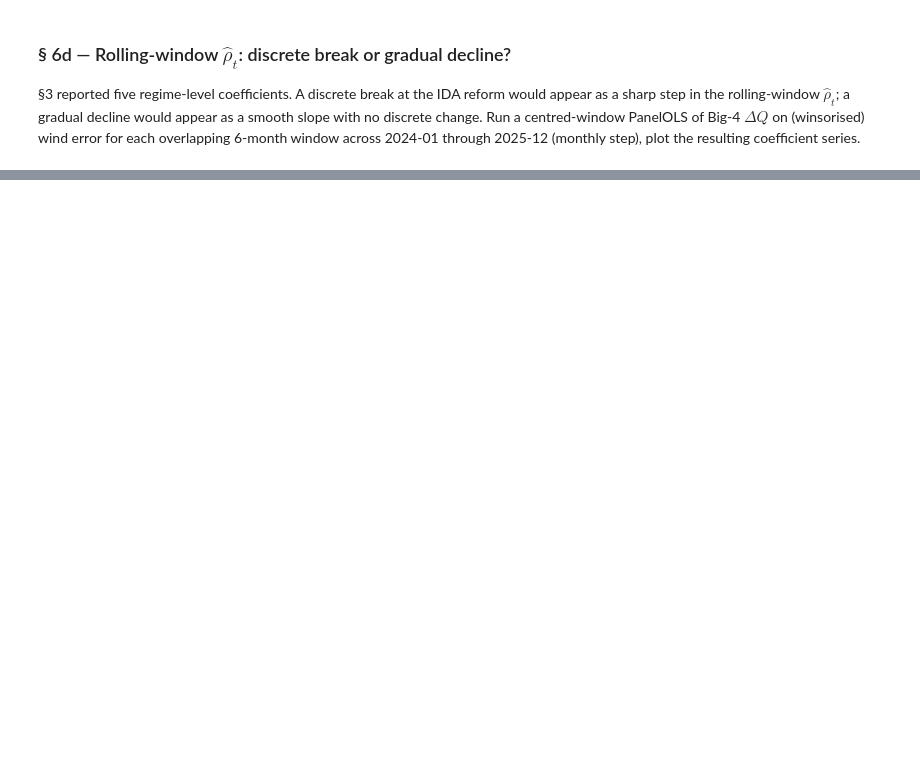
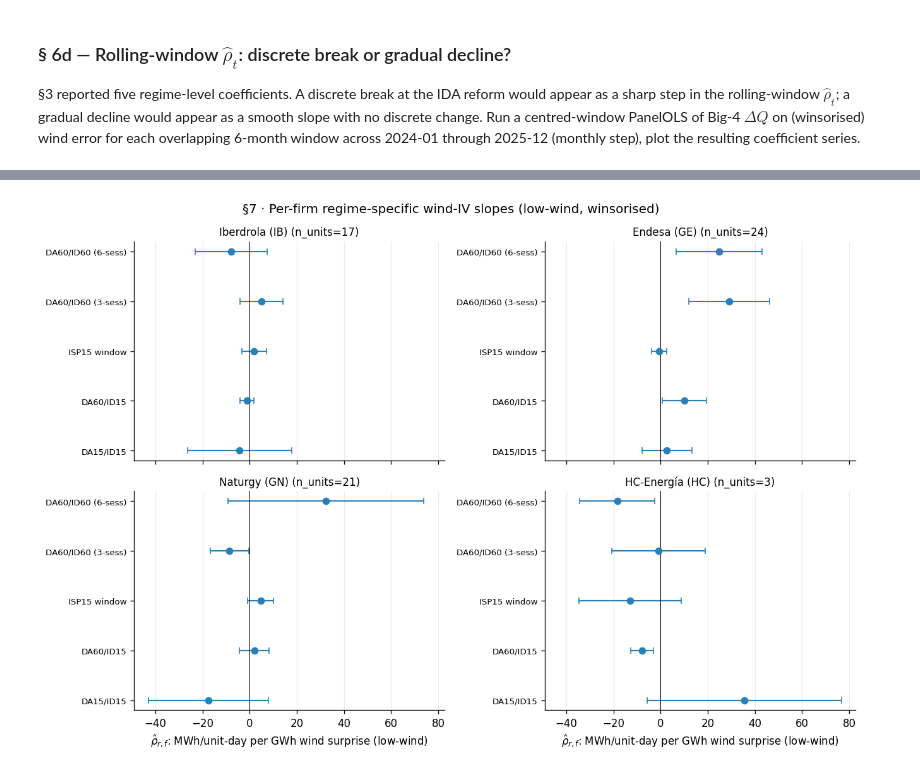
Before and after one commit to PabloParamioPerez/mtu15_project, a Jupyter notebook: explore/08_wind_iv.ipynb, the cells around one changed output, grey strips where cells are left out. Cells and saved outputs as stored; diff of their text form; code cells hidden in the pictures; blank space fills up the shorter version.

```diff
--- a/explore/08_wind_iv.ipynb
+++ b/explore/08_wind_iv.ipynb
@@ -736,0 +859,90 @@ plt.show()
+# %%
+# §7 — Per-firm regime-specific wind-IV slopes, low-wind subsample (winsorised).
+# Reuses big4_low from §6c (which inherits the §6a winsorisation of wind_error_gwh).
+
+firm_rows = []
+firm_order = ['IB', 'GE', 'GN', 'HC']
+firm_labels = {
+    'IB': 'Iberdrola (IB)',
+    'GE': 'Endesa (GE)',
+    'GN': 'Naturgy (GN)',
+    'HC': 'HC-Energía (HC)',
+}
+
+for firm in firm_order:
+    sub = big4_low[big4_low['grupo_empresarial'] == firm].copy()
+    n_units = sub['unit_code'].nunique()
+    if n_units < 2:
+        print(f'  {firm}: only {n_units} unit(s) — within-firm identification not available')
+        continue
+
+    month_cols = [c for c in sub.columns if c.startswith('cmonth_') and sub[c].sum() > 0]
+    X_firm = regime_cols + month_cols
+    dfp_firm = sub.set_index(['unit_code', 'date'])
+
+    try:
+        res_firm = PanelOLS(
+            dependent=dfp_firm['dq_mwh'], exog=dfp_firm[X_firm],
+            entity_effects=True, time_effects=False,
+            check_rank=False, drop_absorbed=True,
+        ).fit(cov_type='clustered', cluster_entity=True)
+    except Exception as e:
+        print(f'  {firm}: fit failed — {e}')
+        continue
+
+    for col, lbl in regime_labels.items():
+        if col in res_firm.params.index:
+            firm_rows.append({
+                'firm': firm,
+                'regime': lbl,
+                'rho': res_firm.params[col],
+                'se': res_firm.std_errors[col],
+                'p': res_firm.pvalues[col],
+                'ci_low': res_firm.conf_int().loc[col, 'lower'],
+                'ci_high': res_firm.conf_int().loc[col, 'upper'],
+                'n_units': n_units,
+                'n_obs': int(res_firm.nobs),
+            })
+
+firm_tab = pd.DataFrame(firm_rows)
+
+print(f'§7 · Low-wind sample by firm: '
+      f"{big4_low.groupby('grupo_empresarial')['unit_code'].nunique().to_dict()}")
+print()
+print('§7 · Per-firm regime-specific wind-IV slopes (low-wind subsample, winsorised):')
+print(firm_tab[['firm', 'regime', 'rho', 'se', 'p', 'ci_low', 'ci_high']].round(2).to_string(index=False))
+
+# Pre-ISP15 → post-ISP15 collapse (3-sess minus ISP15 window) per firm.
+collapse = firm_tab[firm_tab['regime'].isin(['DA60/ID60 (3-sess)', 'ISP15 window'])].pivot_table(
+    index='firm', columns='regime', values='rho').reindex(firm_order)
+collapse['Δ (3-sess − ISP15)'] = (
+    collapse['DA60/ID60 (3-sess)'] - collapse['ISP15 window']
+)
+print('\n§7 · ISP15 collapse per firm (slope contraction, MWh/unit-day per GWh):')
+print(collapse.round(2).to_string())
+
+# Plot: 2×2 grid of firm forest plots.
+fig, axes = plt.subplots(2, 2, figsize=(11, 7.5), sharex=True)
+for ax, firm in zip(axes.flat, firm_order):
+    tab = firm_tab[firm_tab['firm'] == firm]
+    if tab.empty:
+        ax.set_title(f'{firm_labels[firm]} — insufficient within-firm variation', fontsize=10)
+        ax.axis('off')
+        continue
+    y = np.arange(len(tab))[::-1]
+    ax.errorbar(
+        tab['rho'], y,
+        xerr=[tab['rho'] - tab['ci_low'], tab['ci_high'] - tab['rho']],
+        fmt='o', color='#2980b9', capsize=3, markersize=6, lw=1.3,
+    )
+    ax.axvline(0, color='black', lw=0.6)
+    ax.set_yticks(y)
+    ax.set_yticklabels(tab['regime'], fontsize=8)
+    ax.set_title(f'{firm_labels[firm]} (n_units={tab["n_units"].iat[0]})', fontsize=10)
+    ax.grid(axis='x', alpha=0.25)
+for ax in axes[-1, :]:
+    ax.set_xlabel(r'$\hat\rho_{r,f}$: MWh/unit-day per GWh wind surprise (low-wind)')
+fig.suptitle('§7 · Per-firm regime-specific wind-IV slopes (low-wind, winsorised)', fontsize=12)
+plt.tight_layout()
+plt.show()
+# %% [output]
@@ -736,0 +966 @@ plt.show()
+[figure, added]
```
Also changed, not shown: parts of 12 cells of this notebook, 2 other files.
